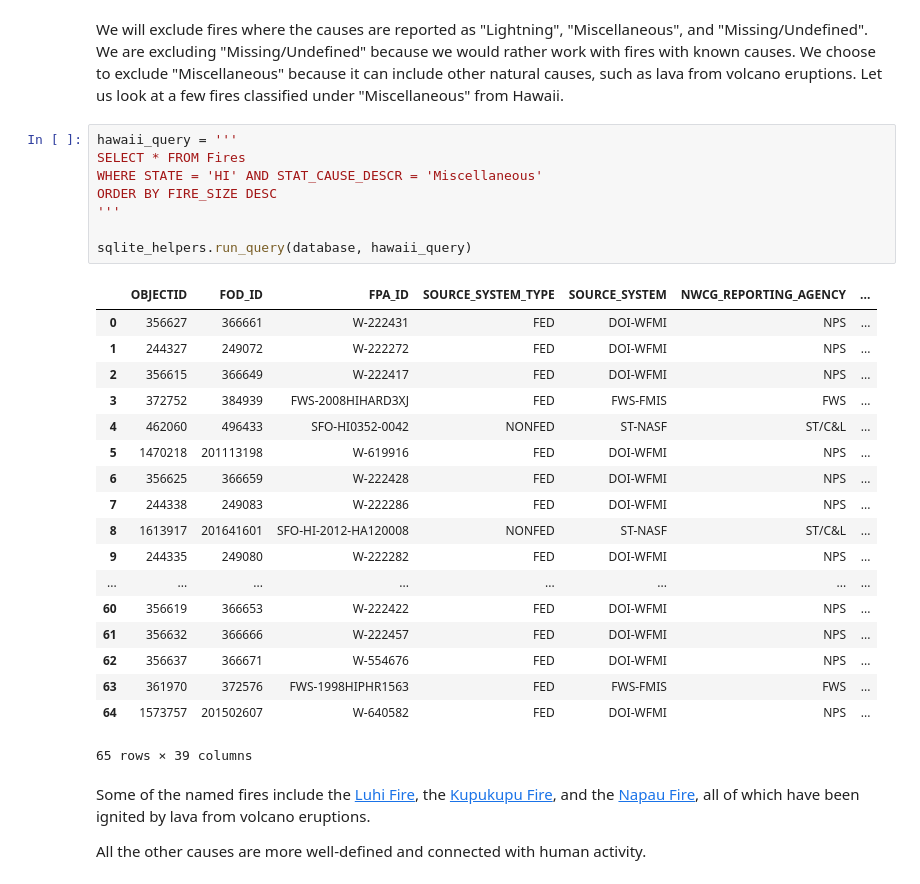
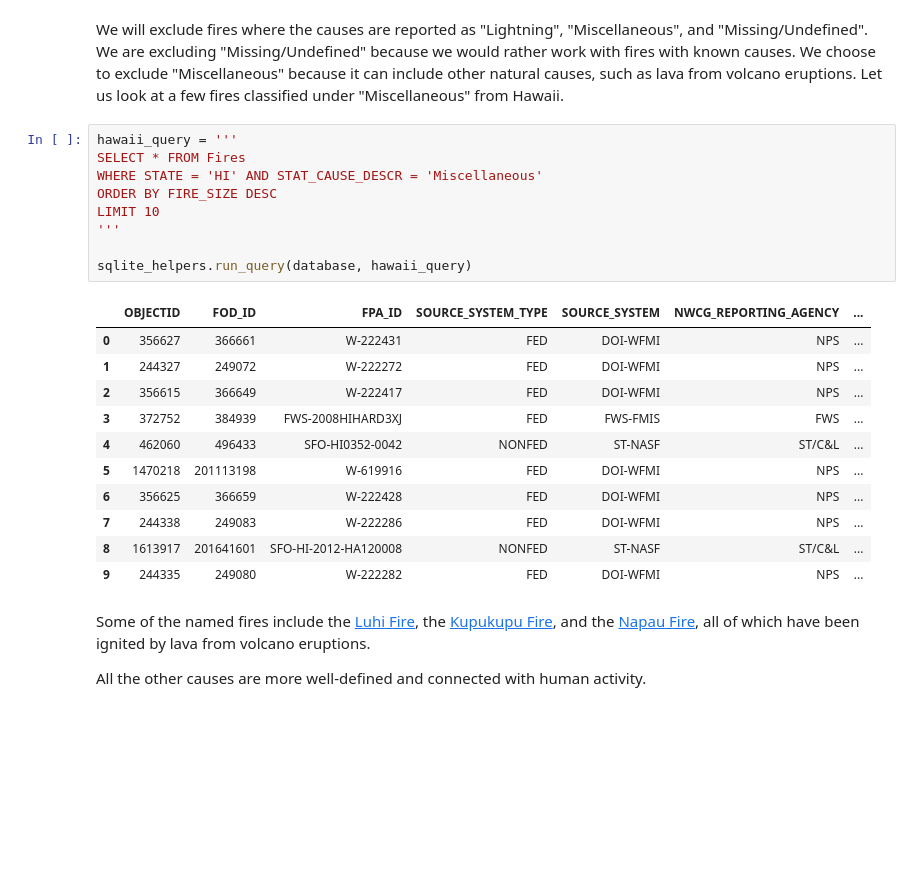
Before and after one commit to fredy737/data-science, a Jupyter notebook: Wildfire Prevention - Learning From the Past/Part 1 - Wildfire Prevention - Learning From the Past.ipynb, the cells around one changed output. Drawn from its saved outputs; the diff is of its cells as text; blank space fills up the shorter version.

```diff
--- a/Wildfire Prevention - Learning From the Past/Part 1 - Wildfire Prevention - Learning From the Past.ipynb
+++ b/Wildfire Prevention - Learning From the Past/Part 1 - Wildfire Prevention - Learning From the Past.ipynb
@@ -765,30 +765,24 @@ We will exclude fires where the causes are reported as "Lightning", "Miscellaneo
 # %%
 hawaii_query = '''
 SELECT * FROM Fires
 WHERE STATE = 'HI' AND STAT_CAUSE_DESCR = 'Miscellaneous'
 ORDER BY FIRE_SIZE DESC
+LIMIT 10
 '''
 
 sqlite_helpers.run_query(database, hawaii_query)
 # %% [output]
 |  | OBJECTID | FOD_ID | FPA_ID | SOURCE_SYSTEM_TYPE | SOURCE_SYSTEM | NWCG_REPORTING_AGENCY | ... |
 | 0 | 356627 | 366661 | W-222431 | FED | DOI-WFMI | NPS | ... |
 | 1 | 244327 | 249072 | W-222272 | FED | DOI-WFMI | NPS | ... |
 | 2 | 356615 | 366649 | W-222417 | FED | DOI-WFMI | NPS | ... |
 | 3 | 372752 | 384939 | FWS-2008HIHARD3XJ | FED | FWS-FMIS | FWS | ... |
 | 4 | 462060 | 496433 | SFO-HI0352-0042 | NONFED | ST-NASF | ST/C&L | ... |
 | 5 | 1470218 | 201113198 | W-619916 | FED | DOI-WFMI | NPS | ... |
 | 6 | 356625 | 366659 | W-222428 | FED | DOI-WFMI | NPS | ... |
 | 7 | 244338 | 249083 | W-222286 | FED | DOI-WFMI | NPS | ... |
 | 8 | 1613917 | 201641601 | SFO-HI-2012-HA120008 | NONFED | ST-NASF | ST/C&L | ... |
 | 9 | 244335 | 249080 | W-222282 | FED | DOI-WFMI | NPS | ... |
-| ... | ... | ... | ... | ... | ... | ... | ... |
-| 60 | 356619 | 366653 | W-222422 | FED | DOI-WFMI | NPS | ... |
-| 61 | 356632 | 366666 | W-222457 | FED | DOI-WFMI | NPS | ... |
-| 62 | 356637 | 366671 | W-554676 | FED | DOI-WFMI | NPS | ... |
-| 63 | 361970 | 372576 | FWS-1998HIPHR1563 | FED | FWS-FMIS | FWS | ... |
-| 64 | 1573757 | 201502607 | W-640582 | FED | DOI-WFMI | NPS | ... |
-65 rows × 39 columns
 # %% [markdown]
 Some of the named fires include the [Luhi Fire](https://www.researchgate.net/publication/275124232_Effects_of_repeated_fires_on_native_plant_community_development_at_Hawaii_Volcanoes_National_Park), the [Kupukupu Fire](http://the.honoluluadvertiser.com/article/2002/Jun/08/ln/ln03a.html), and the [Napau Fire](https://www.nps.gov/havo/learn/management/napaufire2011.htm), all of which have been ignited by lava from volcano eruptions.
 
```
